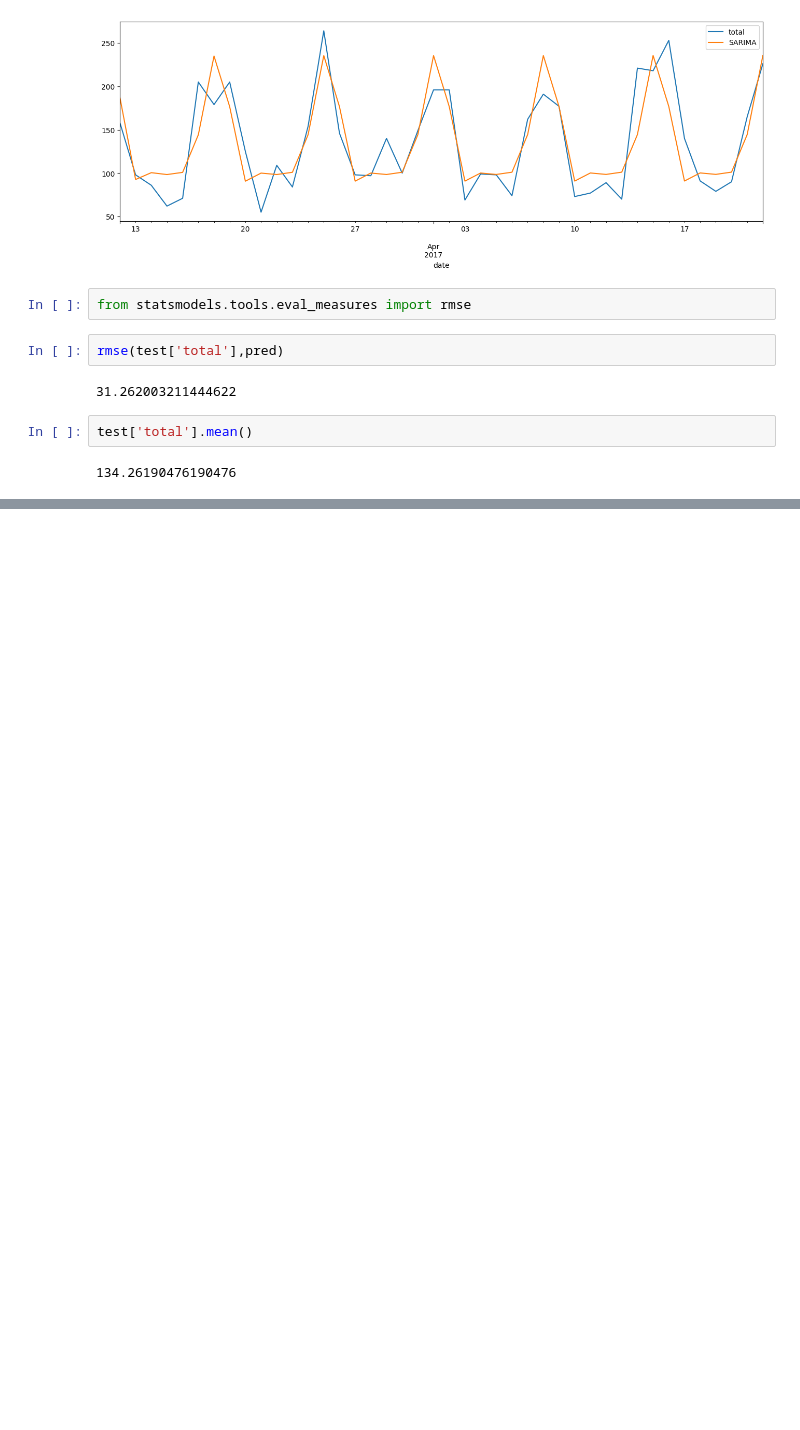
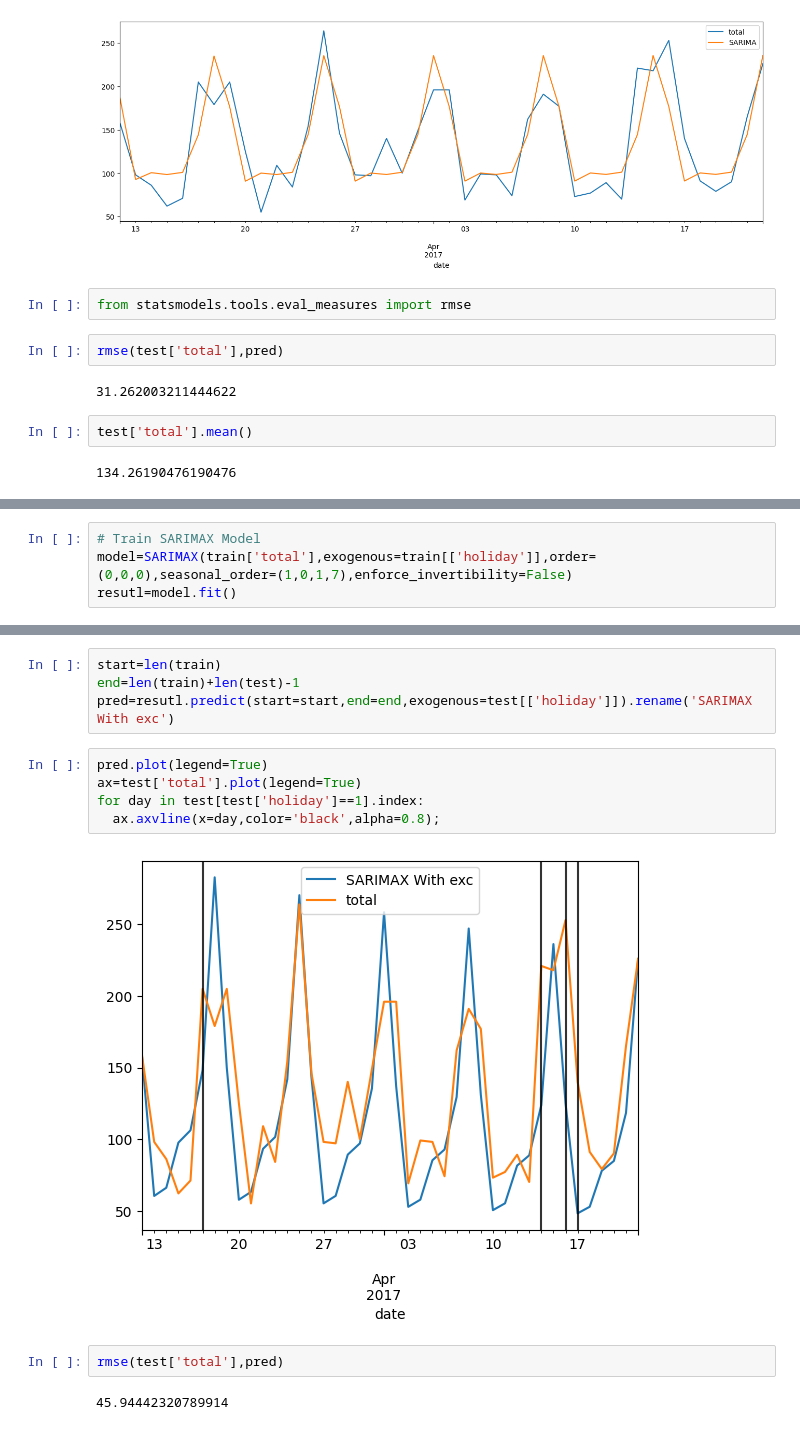
Before and after one commit to nmaiya/ColabTimeSeries, a Jupyter notebook: SARIMAX_1.ipynb, the cells around one changed output, grey strips where cells are left out. Saved outputs shown, nothing was run; the diff lists cells and outputs as text; blank space fills up the shorter version.

```diff
--- a/SARIMAX_1.ipynb
+++ b/SARIMAX_1.ipynb
@@ -210,0 +230,4 @@ test['total'].mean()
+# %%
+# Train SARIMAX Model
+model=SARIMAX(train['total'],exogenous=train[['holiday']],order=(0,0,0),seasonal_order=(1,0,1,7),enforce_invertibility=False)
+resutl=model.fit()
@@ -210,0 +254,15 @@ test['total'].mean()
+# %%
+start=len(train)
+end=len(train)+len(test)-1
+pred=resutl.predict(start=start,end=end,exogenous=test[['holiday']]).rename('SARIMAX With exc')
+# %%
+pred.plot(legend=True)
+ax=test['total'].plot(legend=True)
+for day in test[test['holiday']==1].index:
+  ax.axvline(x=day,color='black',alpha=0.8);
+# %% [output]
+[figure, added]
+# %%
+rmse(test['total'],pred)
+# %% [output]
+45.94442320789914
```
Also changed, not shown: parts of 5 cells of this notebook.
